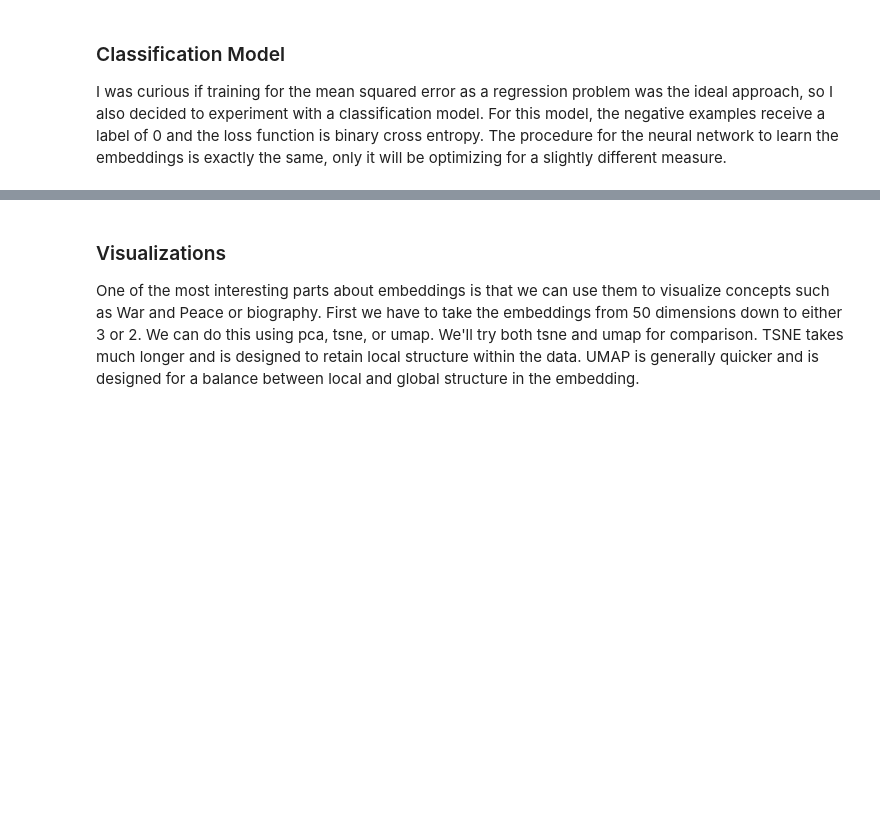
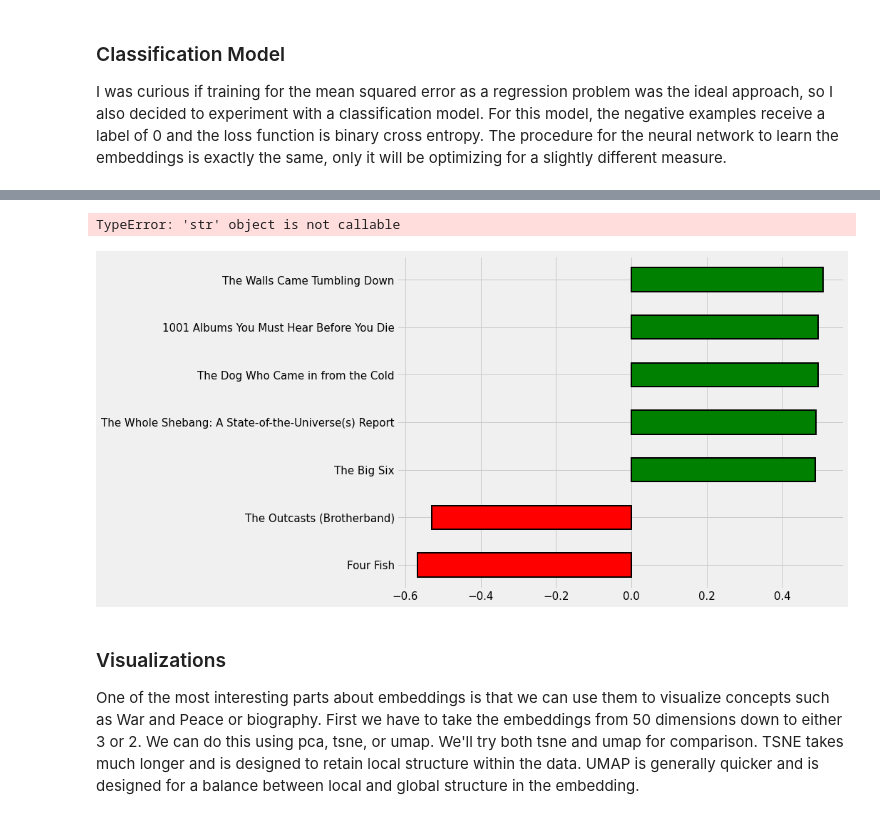
Before and after one commit to kwonkai/juno1412, a Jupyter notebook: Neural_Network_Embedding_Re/NNERS.ipynb, the cells around one changed output, grey strips where cells are left out. Drawn from its saved outputs; the diff is of its cells as text; code cells hidden in the pictures; blank space fills up the shorter version.

```diff
--- a/Neural_Network_Embedding_Re/NNERS.ipynb
+++ b/Neural_Network_Embedding_Re/NNERS.ipynb
@@ -799,3 +783,8 @@ Book: Natural Symbols              Similarity: 0.51
+# %%
+find_similar('The Better Angels of Our Nature', book_weights_class, n = 5, plot=True)
+# %% [output]
+TypeError: 'str' object is not callable
+[figure, added]
 # %% [markdown]
 ### Visualizations
 One of the most interesting parts about embeddings is that we can use them to visualize concepts such as War and Peace or biography. First we have to take the embeddings from 50 dimensions down to either 3 or 2. We can do this using pca, tsne, or umap. We'll try both tsne and umap for comparison. TSNE takes much longer and is designed to retain local structure within the data. UMAP is generally quicker and is designed for a balance between local and global structure in the embedding.
```
Also changed, not shown: parts of 21 cells of this notebook, 4 other files.
